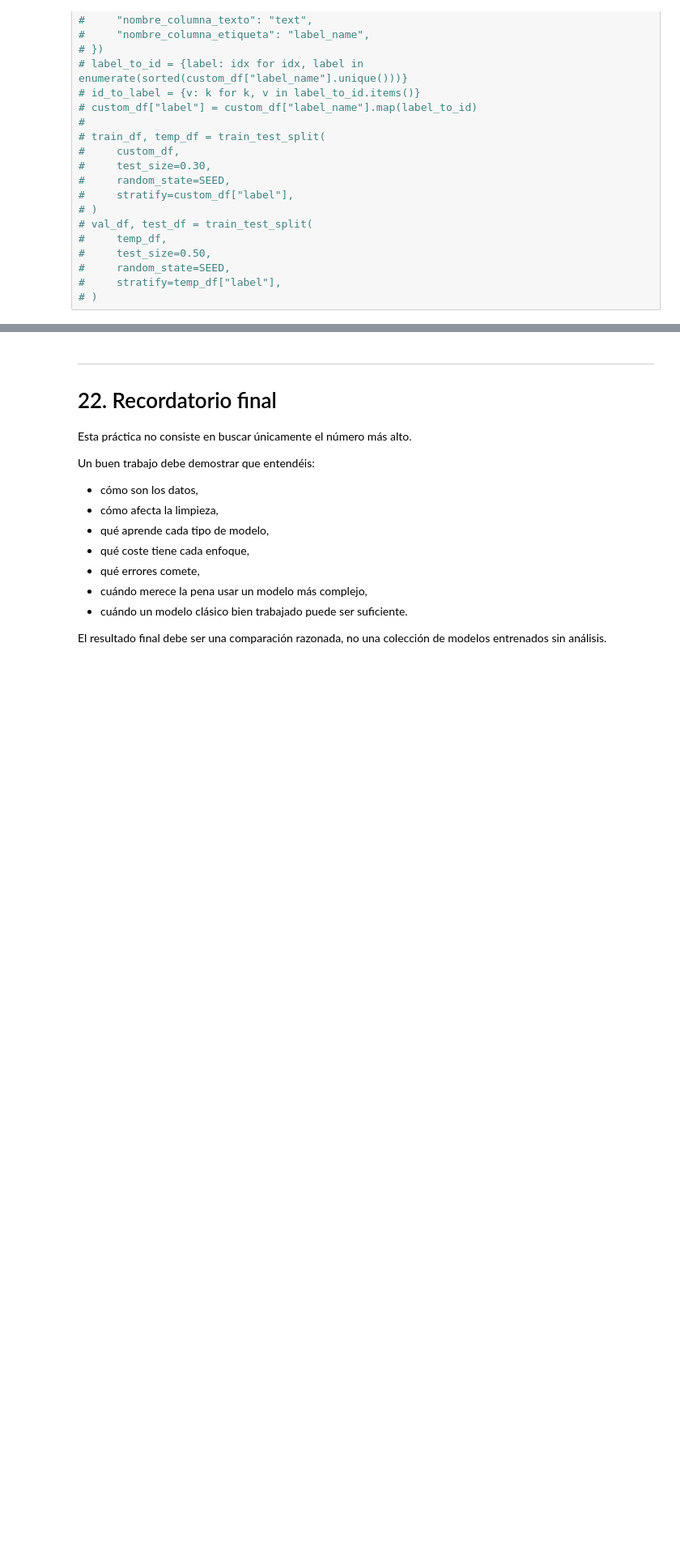
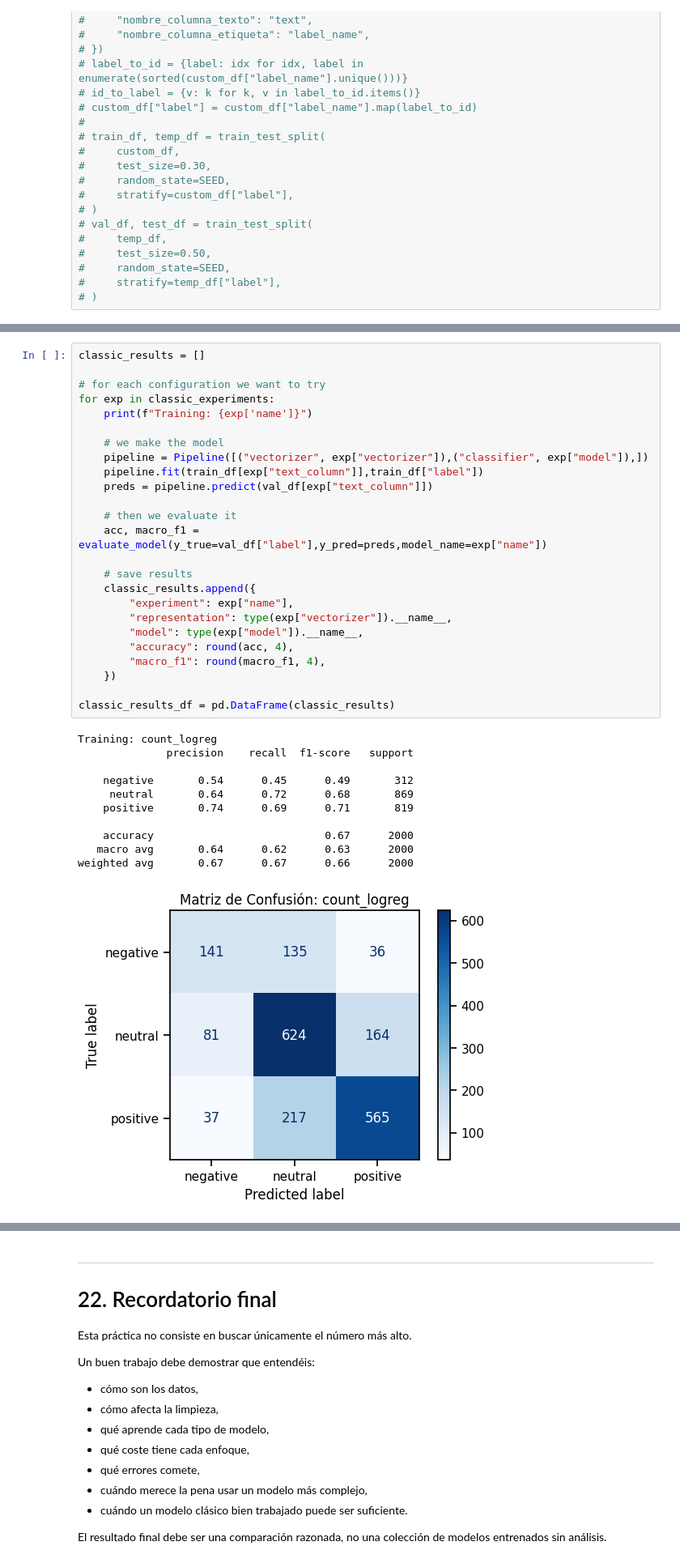
Before and after one commit to Maria-2703/NLP-Project, a Jupyter notebook: starter_practica_texto_redes_sociales.ipynb, the cells around one changed output, grey strips where cells are left out. Shown at 81% size. Cells and saved outputs as stored; diff of their text form; blank space fills up the shorter version.

Commit message:
classical models

```diff
--- a/starter_practica_texto_redes_sociales.ipynb
+++ b/starter_practica_texto_redes_sociales.ipynb
@@ -898,0 +939,37 @@ experiment_template
+# %%
+classic_results = []
+
+# for each configuration we want to try
+for exp in classic_experiments:
+    print(f"Training: {exp['name']}")
+
+    # we make the model
+    pipeline = Pipeline([("vectorizer", exp["vectorizer"]),("classifier", exp["model"]),])
+    pipeline.fit(train_df[exp["text_column"]],train_df["label"])
+    preds = pipeline.predict(val_df[exp["text_column"]])
+
+    # then we evaluate it
+    acc, macro_f1 = evaluate_model(y_true=val_df["label"],y_pred=preds,model_name=exp["name"])
+
+    # save results
+    classic_results.append({
+        "experiment": exp["name"],
+        "representation": type(exp["vectorizer"]).__name__,
+        "model": type(exp["model"]).__name__,
+        "accuracy": round(acc, 4),
+        "macro_f1": round(macro_f1, 4),
+    })
+
+classic_results_df = pd.DataFrame(classic_results)
+# %% [output]
+Training: count_logreg
+              precision    recall  f1-score   support
+
+    negative       0.54      0.45      0.49       312
+     neutral       0.64      0.72      0.68       869
+    positive       0.74      0.69      0.71       819
+
+    accuracy                           0.67      2000
+   macro avg       0.64      0.62      0.63      2000
+weighted avg       0.67      0.67      0.66      2000
+[figure, added]
```
Also changed, not shown: parts of 16 cells of this notebook.
